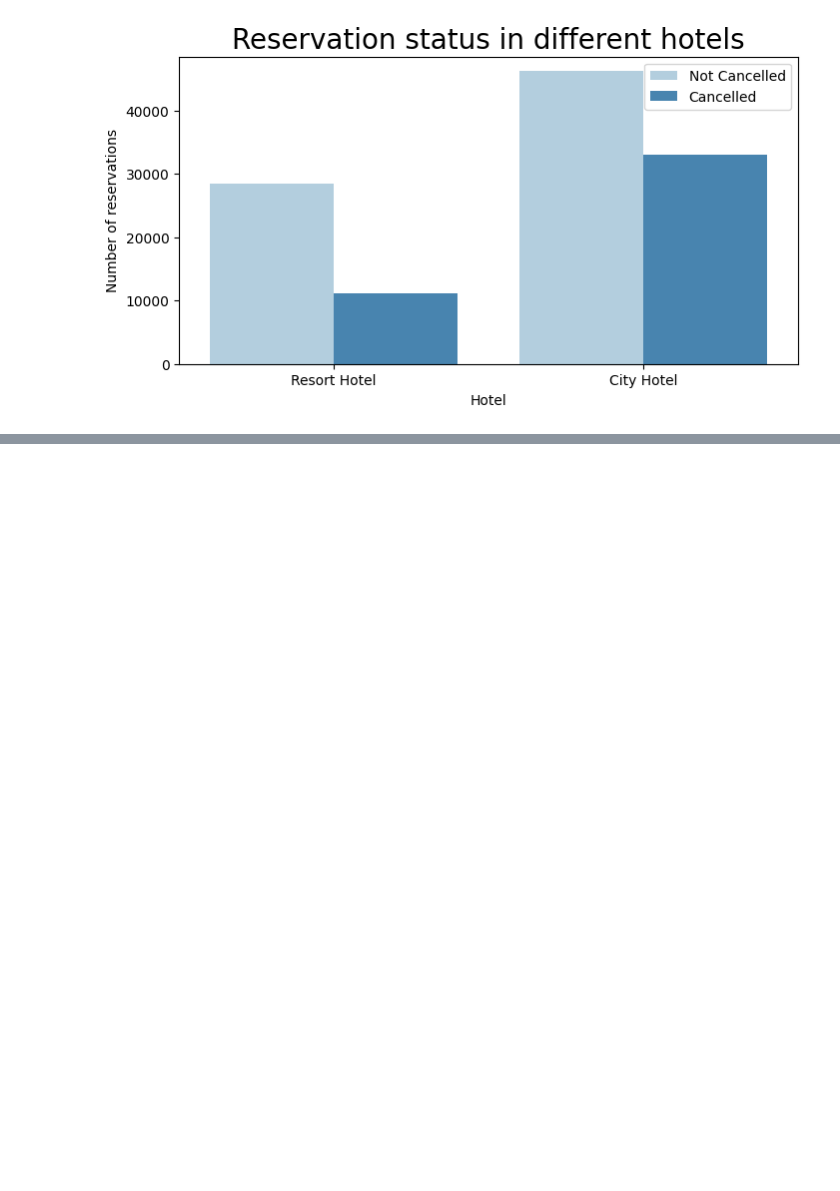
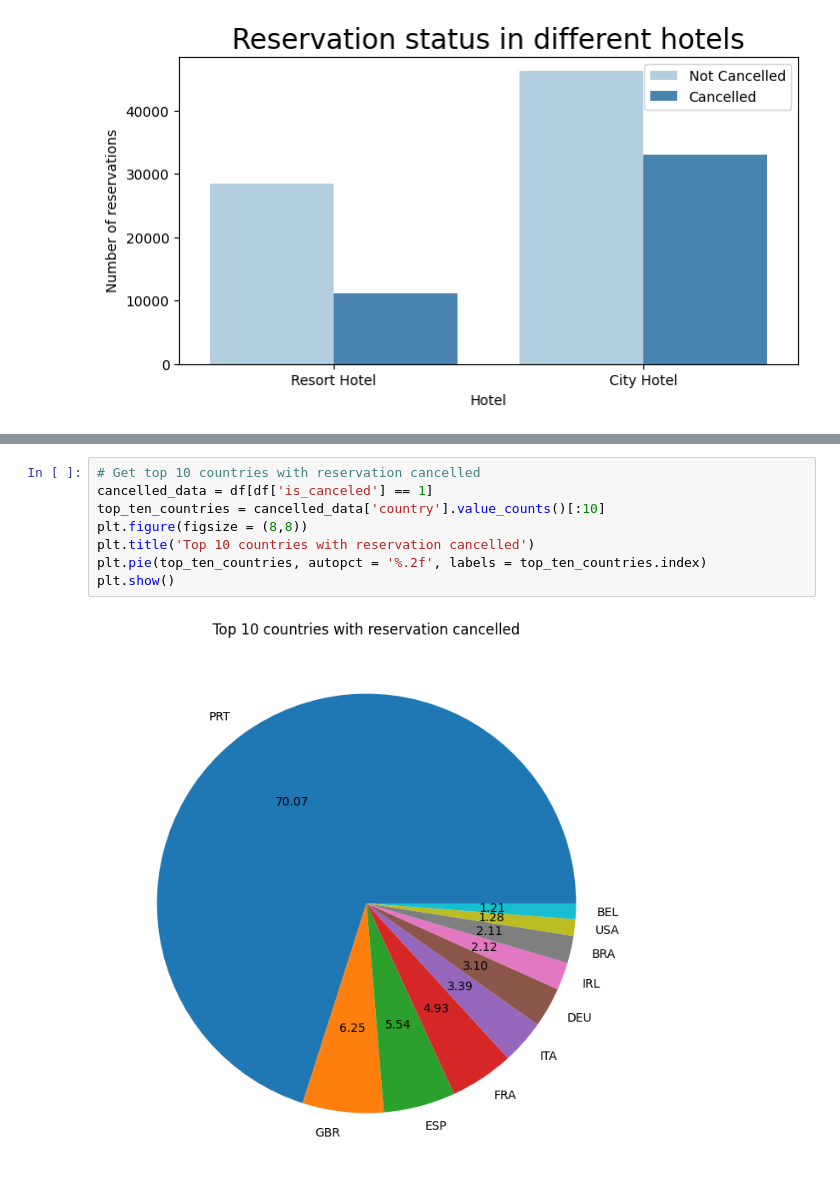
Before and after one commit to kunal-paul04/pandas_projects, a Jupyter notebook: Hotel_Booking_Analysis/hotel_booking_analysis.ipynb, the cells around one changed output, grey strips where cells are left out. Drawn from its saved outputs; the diff is of its cells as text; blank space fills up the shorter version.

```diff
--- a/Hotel_Booking_Analysis/hotel_booking_analysis.ipynb
+++ b/Hotel_Booking_Analysis/hotel_booking_analysis.ipynb
@@ -260,0 +315,10 @@ plt.show()
+# %%
+# Get top 10 countries with reservation cancelled
+cancelled_data = df[df['is_canceled'] == 1]
+top_ten_countries = cancelled_data['country'].value_counts()[:10]
+plt.figure(figsize = (8,8))
+plt.title('Top 10 countries with reservation cancelled')
+plt.pie(top_ten_countries, autopct = '%.2f', labels = top_ten_countries.index)
+plt.show()
+# %% [output]
+[figure, added]
```
Also changed, not shown: parts of 10 cells of this notebook.
